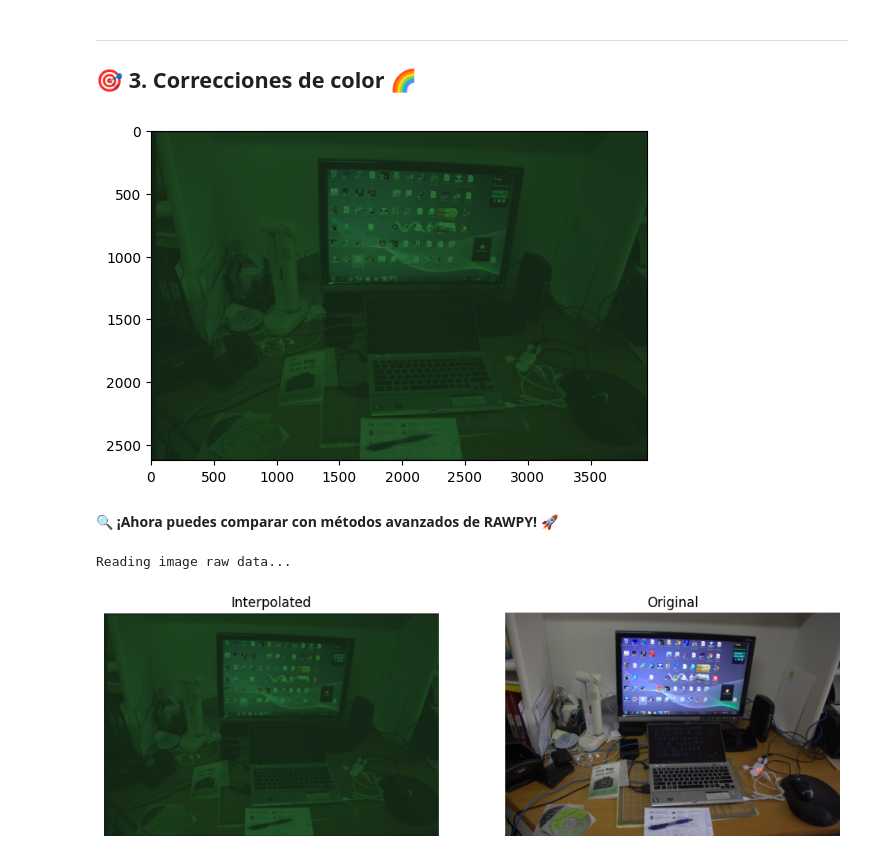
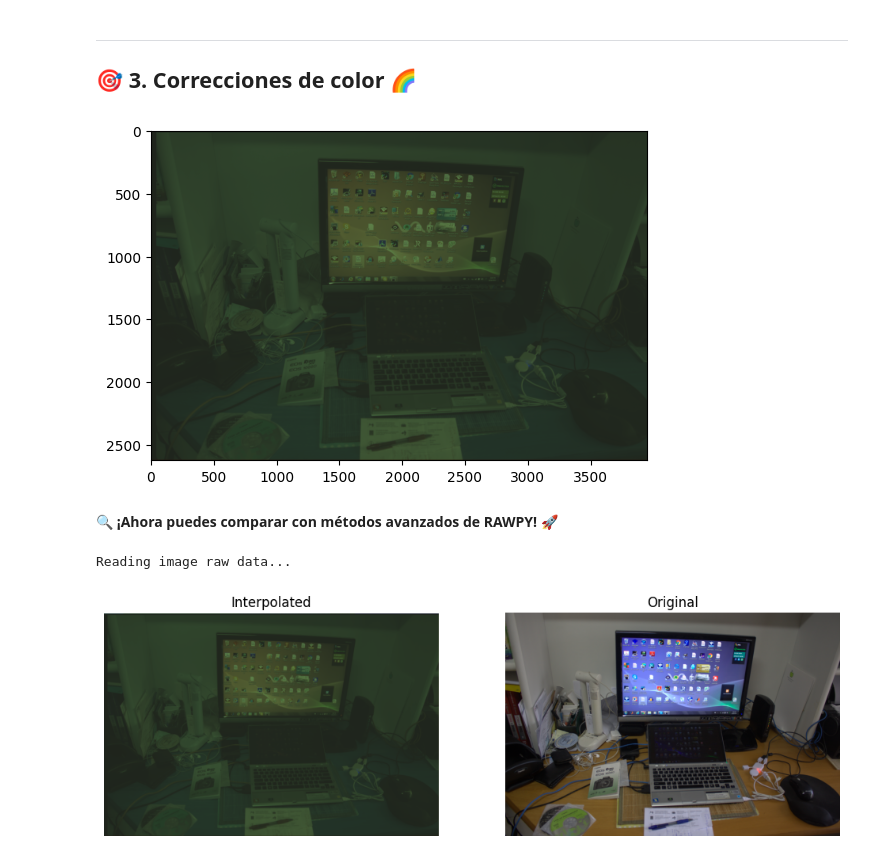
Before and after one commit to zLuisz03/Hands-on-Computer-Vision, a Jupyter notebook: Sesion2_1_Demosaicking.ipynb, the cells around one changed output. Saved outputs shown, nothing was run; the diff lists cells and outputs as text; code cells hidden in the pictures.

```diff
--- a/Sesion2_1_Demosaicking.ipynb
+++ b/Sesion2_1_Demosaicking.ipynb
@@ -199,10 +199,10 @@ Esta vez, vamos a utilizar convoluciones y sus kernel de convolución.
 # 🏆 Escribe aquí el código para completar los valores faltantes:
 
 #Filtro lineal para el canal verde
-G_KERNEL = ...
+G_KERNEL = np.array([[0,1,0],[1,0,1],[0,1,0]])
 
 #Filtro lineal para los canales azul y rojo (Note la diferencia)
-RB_KERNEL = ...
+RB_KERNEL = np.array([[1,0,1],[0,1,0],[1,0,1]])
 
 r = convolve(r, RB_KERNEL, mode='nearest')
 b = convolve(b, RB_KERNEL, mode='nearest')
@@ -232,24 +232,24 @@ TypeError: float() argument must be a string or a real number, not 'ellipsis'
 # %%
 # Definimos el valor de gamma para la corrección gamma
 gamma = 2.2 # 🛠️ Puedes cambiar este valor para ver cómo afecta a la imagen
 
 # Apilamos los canales rojo, verde y azul para formar una imagen RGB
-rgb = ...  # 🛠️ Completar la función para apilar los canales
+rgb = np.stack([r,g,b],axis=-1)  # 🛠️ Completar la función para apilar los canales
 
 # # Normalización independiente por canal
 min_val = np.min(rgb, axis=(0, 1))  # Mínimo por canal
 max_val = np.max(rgb, axis=(0, 1))  # Máximo por canal
 
 rgb = (rgb - min_val) / (max_val - min_val)  # Normalización Min-Max por canal
 
 # Aplicamos la corrección gamma a la imagen RGB
 rgb = (np.power(rgb, 1.0 / gamma) )
 
 # Mostramos la imagen resultante
 plt.imshow((rgb))
 plt.show()
 # %% [output]
-[figure, old version]
+[figure, new version]
 # %% [markdown]
 🔍 **¡Ahora puedes comparar con métodos avanzados de RAWPY!** 🚀
 # %%
@@ -268,4 +268,4 @@ axes[1].axis('off')
 plt.show()
 # %% [output]
 Reading image raw data...
-[figure, old version]
+[figure, new version]
```
Also changed, not shown: parts of 2 cells of this notebook.
